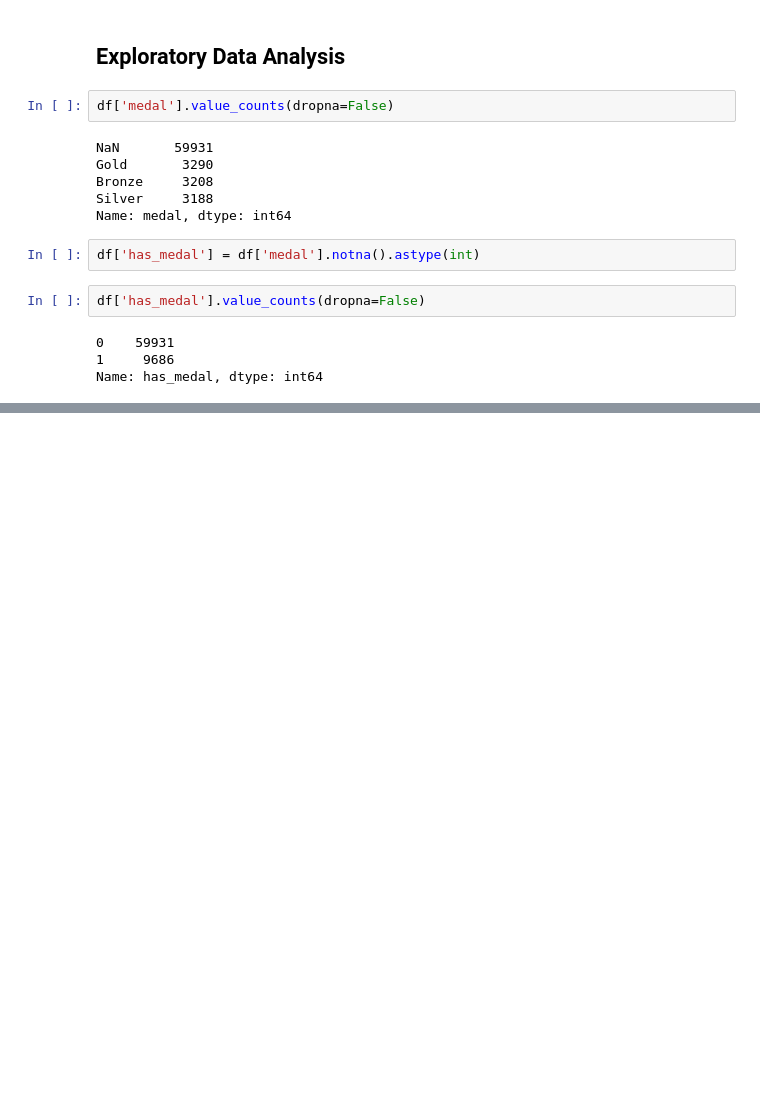
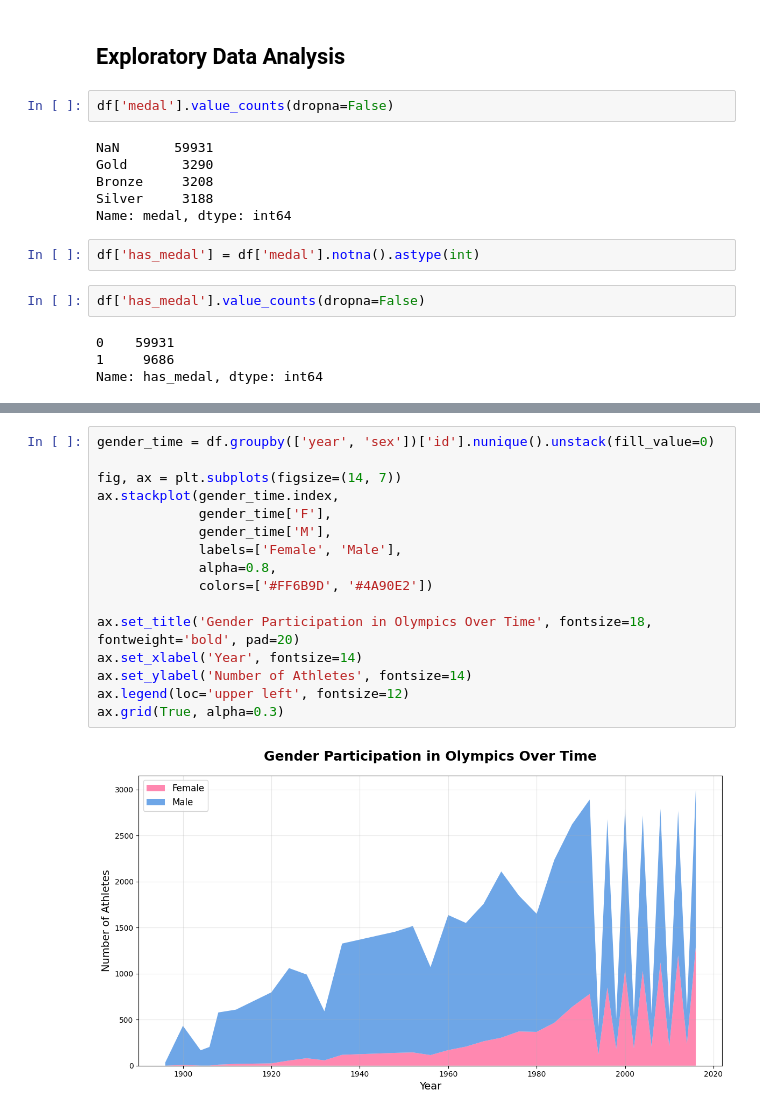
Before and after one commit to john-nio/eda-project, a Jupyter notebook: olympics/olympics.ipynb, the cells around one changed output, grey strips where cells are left out. Saved outputs shown, nothing was run; the diff lists cells and outputs as text; blank space fills up the shorter version.

```diff
--- a/olympics/olympics.ipynb
+++ b/olympics/olympics.ipynb
@@ -93,0 +272,18 @@ Name: has_medal, dtype: int64
+# %%
+gender_time = df.groupby(['year', 'sex'])['id'].nunique().unstack(fill_value=0)
+
+fig, ax = plt.subplots(figsize=(14, 7))
+ax.stackplot(gender_time.index,
+             gender_time['F'],
+             gender_time['M'],
+             labels=['Female', 'Male'],
+             alpha=0.8,
+             colors=['#FF6B9D', '#4A90E2'])
+
+ax.set_title('Gender Participation in Olympics Over Time', fontsize=18, fontweight='bold', pad=20)
+ax.set_xlabel('Year', fontsize=14)
+ax.set_ylabel('Number of Athletes', fontsize=14)
+ax.legend(loc='upper left', fontsize=12)
+ax.grid(True, alpha=0.3)
+# %% [output]
+[figure, added]
```
Also changed, not shown: parts of 20 cells of this notebook.
